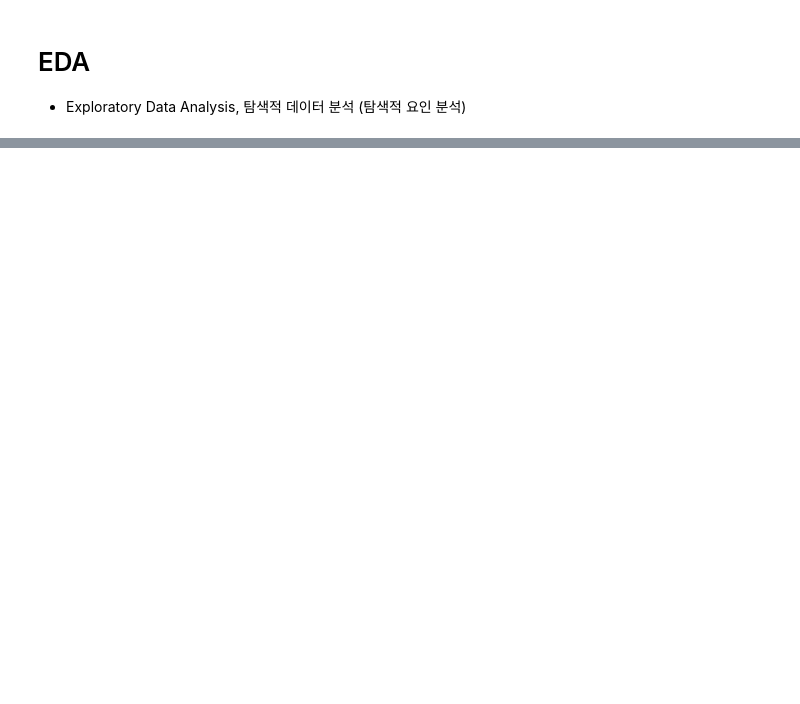
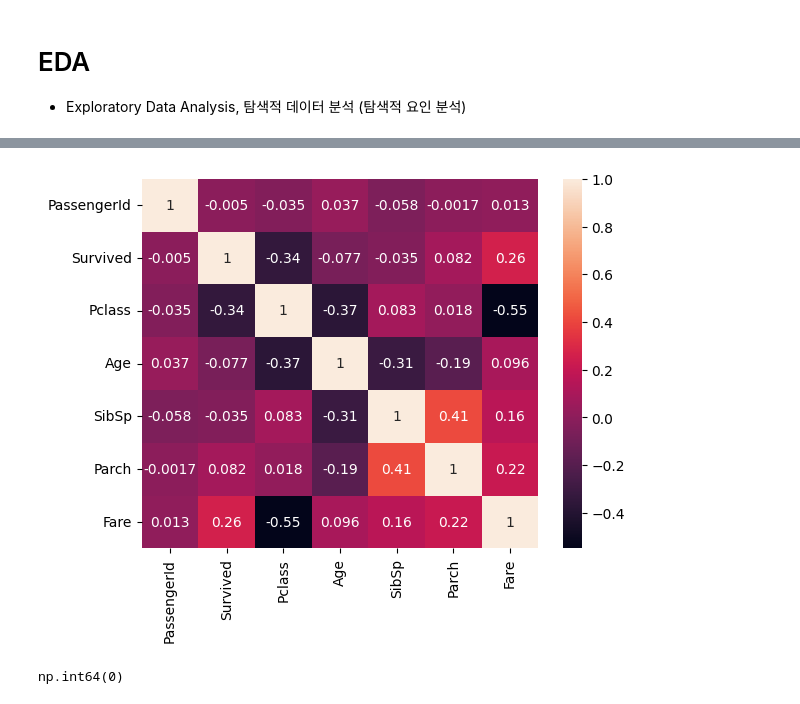
Before and after one commit to GTU9/encore_skn11, a Jupyter notebook: 05_ml_workspace/02_before_fit/02_eda.ipynb, the cells around one changed output, grey strips where cells are left out. Saved outputs shown, nothing was run; the diff lists cells and outputs as text; code cells hidden in the pictures; blank space fills up the shorter version.

```diff
--- a/05_ml_workspace/02_before_fit/02_eda.ipynb
+++ b/05_ml_workspace/02_before_fit/02_eda.ipynb
@@ -31,0 +105,14 @@ import seaborn as sns
+# %%
+corr_matrix=df.corr(numeric_only=True)
+corr_matrix
+
+sns.heatmap(corr_matrix,annot=True)
+plt.show()
+# %% [output]
+[figure, added]
+# %%
+# 5. 데이터 정제 및 전처리
+df['Age']= df['Age'].fillna(df['Age'].mean())   # 빈 값을 평균치로 채워줌
+df['Age'].isnull().sum()
+# %% [output]
+np.int64(0)
```
Also changed, not shown: parts of 14 cells of this notebook.
